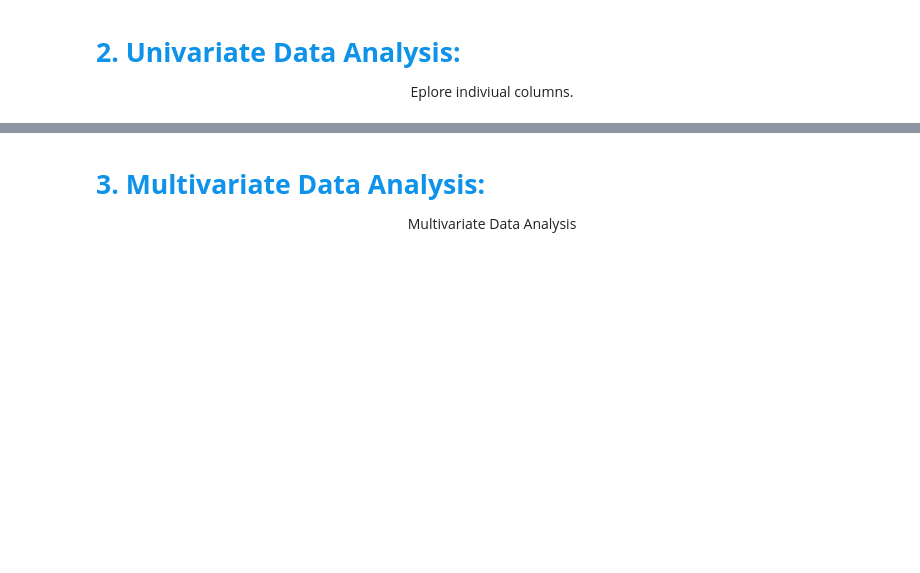
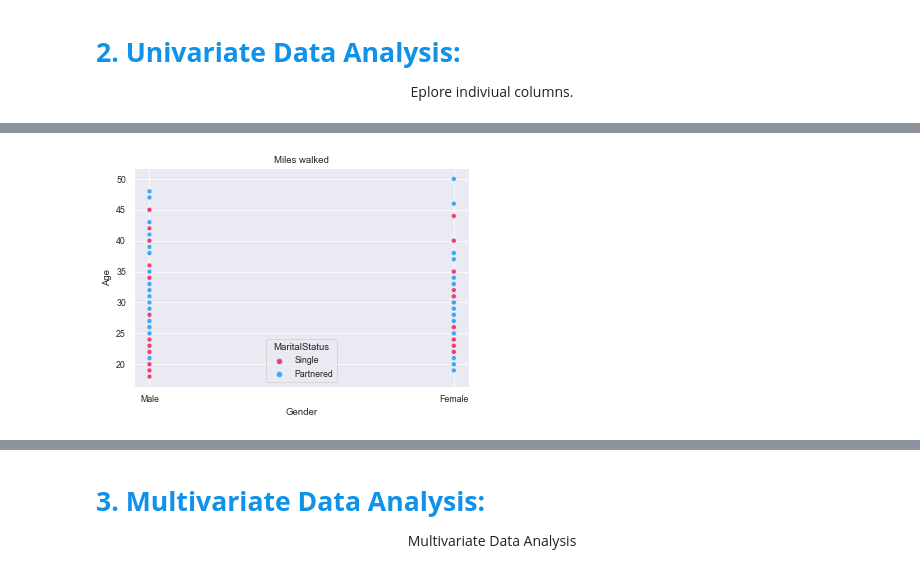
Before and after one commit to lavmot-ms/PG-AIML, a Jupyter notebook: src/Assignments/Assignment1 Data Exploration/Data Exploration Assignment.ipynb, the cells around one changed output, grey strips where cells are left out. Saved outputs shown, nothing was run; the diff lists cells and outputs as text; code cells hidden in the pictures; blank space fills up the shorter version.

```diff
--- a/src/Assignments/Assignment1 Data Exploration/Data Exploration Assignment.ipynb
+++ b/src/Assignments/Assignment1 Data Exploration/Data Exploration Assignment.ipynb
@@ -95,0 +137,20 @@ Eplore indiviual columns.
+# %%
+
+# Create an array with the colors you want to use
+colors = ["#EC407A", "#42A5F5"]
+# Set your custom color palette
+sns.set_palette(sns.color_palette(colors))
+# And then, from here onwards, it's exactly like the previous example
+# Plot the data, specifying a different color for data points in
+# each of the day categories (weekday and weekend)
+chart = sns.scatterplot(x='Gender', y='Age', data=main_data, hue='MaritalStatus')
+# Customize the axes and title
+chart.set_title("Miles walked")
+chart.set_xlabel("Gender")
+chart.set_ylabel("Age")
+# Remove top and right borders
+chart.spines['top'].set_visible(False)
+chart.spines['right'].set_visible(False)
+plt.show()
+# %% [output]
+[figure, added]
```
Also changed, not shown: parts of 10 cells of this notebook.
